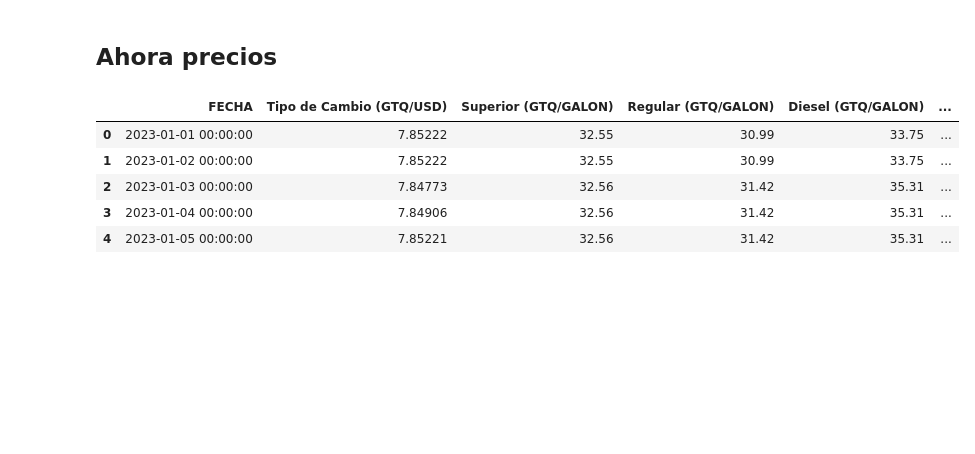
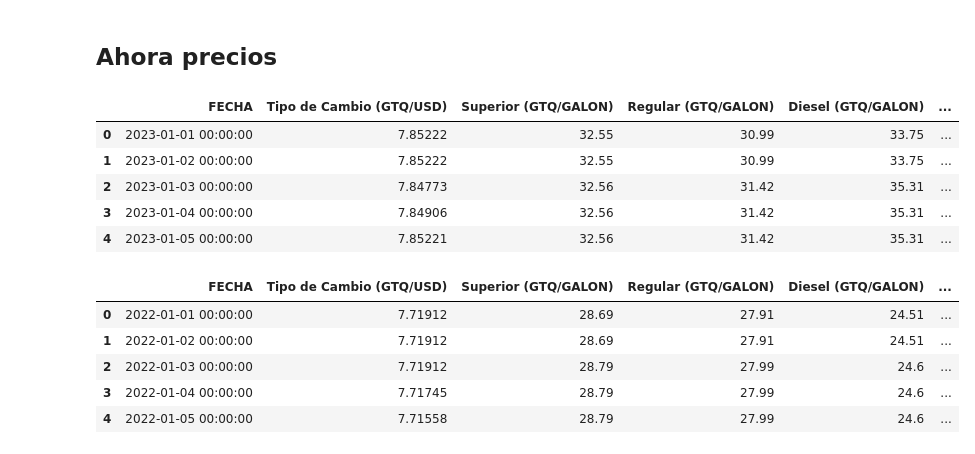
Before and after one commit to CristopherBarrios/Lab2-SeriesDeTiempo-DataScience, a Jupyter notebook: lab2.ipynb, the cells around one changed output. Drawn from its saved outputs; the diff is of its cells as text; code cells hidden in the pictures; blank space fills up the shorter version.

```diff
--- a/lab2.ipynb
+++ b/lab2.ipynb
@@ -168,3 +168,18 @@ precios_2023 = precios_2023[1:].reset_index(drop=True)
 
 # Cambiando el nombre de la ultima columna
 precios_2023.rename(columns={'Unnamed: 7 (GTQ/LB)': 'Glp Cilindro 25Lbs. 7 (GTQ/LB)'}, inplace=True)
+# %%
+# Obtener los valores de la fila 0 (nombres de columna alternativos)
+nombres_columnas_fila_0 = precios_2022.iloc[0]
+
+# Crear nuevos nombres de columna combinando los nombres actuales con los de la fila 0
+nuevos_nombres_columnas = [f"{nombre_actual} ({nombre_fila_0})"
+                            if isinstance(nombre_fila_0, str) else nombre_actual
+                            for nombre_actual, nombre_fila_0 in zip(precios_2022.columns, nombres_columnas_fila_0)]
+
+# Asignar los nuevos nombres de columna al DataFrame (omitir la primera fila)
+precios_2022.columns = nuevos_nombres_columnas
+precios_2022 = precios_2022[1:].reset_index(drop=True)
+
+# Cambiando el nombre de la ultima columna
+precios_2022.rename(columns={'Unnamed: 7 (GTQ/LB)': 'Glp Cilindro 25Lbs. 7 (GTQ/LB)'}, inplace=True)
@@ -177,3 +207,12 @@ precios_2023.head()
 | 2 | 2023-01-03 00:00:00 | 7.84773 | 32.56 | 31.42 | 35.31 | ... |
 | 3 | 2023-01-04 00:00:00 | 7.84906 | 32.56 | 31.42 | 35.31 | ... |
 | 4 | 2023-01-05 00:00:00 | 7.85221 | 32.56 | 31.42 | 35.31 | ... |
+# %%
+precios_2022.head()
+# %% [output]
+|  | FECHA | Tipo de Cambio (GTQ/USD) | Superior (GTQ/GALON) | Regular (GTQ/GALON) | Diesel (GTQ/GALON) | ... |
+| 0 | 2022-01-01 00:00:00 | 7.71912 | 28.69 | 27.91 | 24.51 | ... |
+| 1 | 2022-01-02 00:00:00 | 7.71912 | 28.69 | 27.91 | 24.51 | ... |
+| 2 | 2022-01-03 00:00:00 | 7.71912 | 28.79 | 27.99 | 24.6 | ... |
+| 3 | 2022-01-04 00:00:00 | 7.71745 | 28.79 | 27.99 | 24.6 | ... |
+| 4 | 2022-01-05 00:00:00 | 7.71558 | 28.79 | 27.99 | 24.6 | ... |
```
Also changed, not shown: parts of 2 cells of this notebook.
